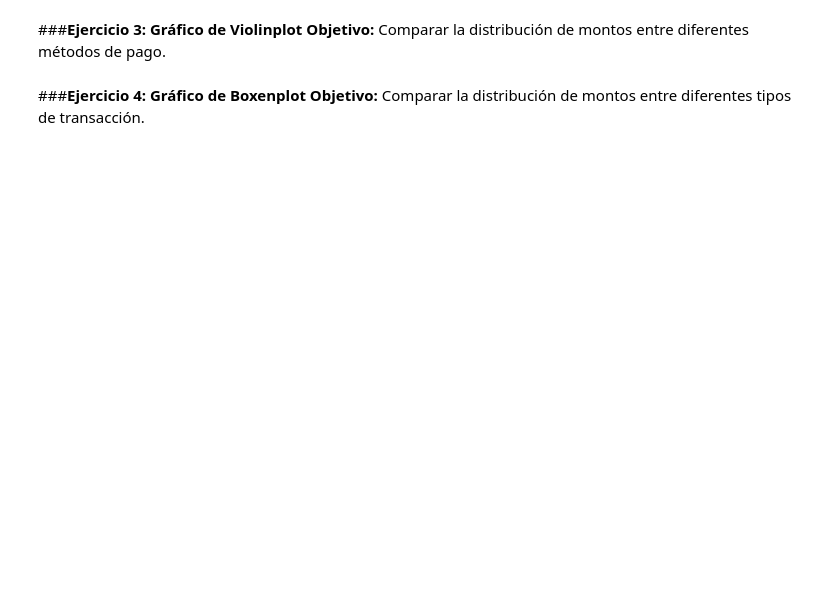
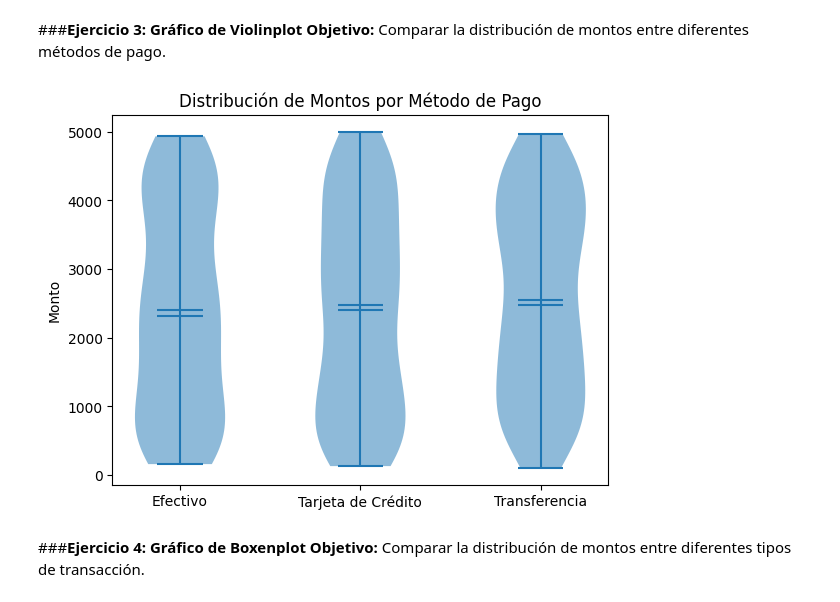
Before and after one commit to GustavoBD-Dev/AnalyticalModelsWithPythonCourse, a Jupyter notebook: 04_Matplotlib.ipynb, the cells around one changed output. Drawn from its saved outputs; the diff is of its cells as text; code cells hidden in the pictures; blank space fills up the shorter version.

```diff
--- a/04_Matplotlib.ipynb
+++ b/04_Matplotlib.ipynb
@@ -198,6 +240,28 @@ df.head()
 # %% [markdown]
 ###**Ejercicio 3: Gráfico de Violinplot**
 **Objetivo:** Comparar la distribución de montos entre diferentes métodos de pago.
+# %%
+import matplotlib.pyplot as plt
+
+# Crear el gráfico
+fig, ax = plt.subplots()
+
+vp = ax.violinplot([df[df['Método de Pago'] == 'Efectivo']['Monto'],
+                    df[df['Método de Pago'] == 'Tarjeta de Crédito']['Monto'],
+                    df[df['Método de Pago'] == 'Transferencia']['Monto']],
+                   showmeans=True,
+                   showmedians=True)
+
+for body in vp['bodies']:
+    body.set_alpha(0.5)
+
+ax.set_xticks([1, 2, 3])
+ax.set_xticklabels(['Efectivo', 'Tarjeta de Crédito', 'Transferencia'])
+ax.set_ylabel('Monto')
+plt.title('Distribución de Montos por Método de Pago')
+plt.show()
+# %% [output]
+[figure, added]
 # %% [markdown]
 ###**Ejercicio 4: Gráfico de Boxenplot**
 **Objetivo:** Comparar la distribución de montos entre diferentes tipos de transacción.
```
Also changed, not shown: parts of 8 cells of this notebook.
